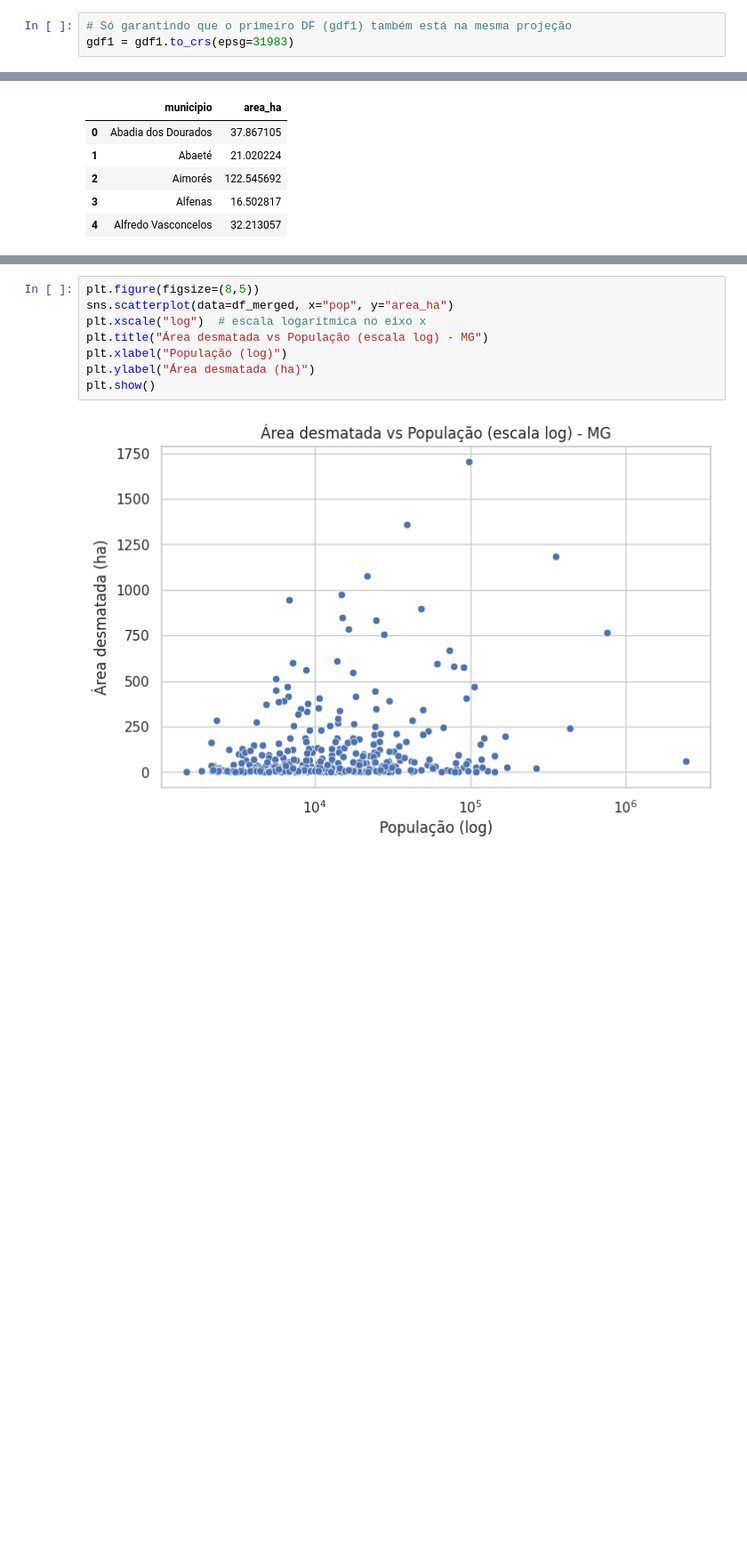
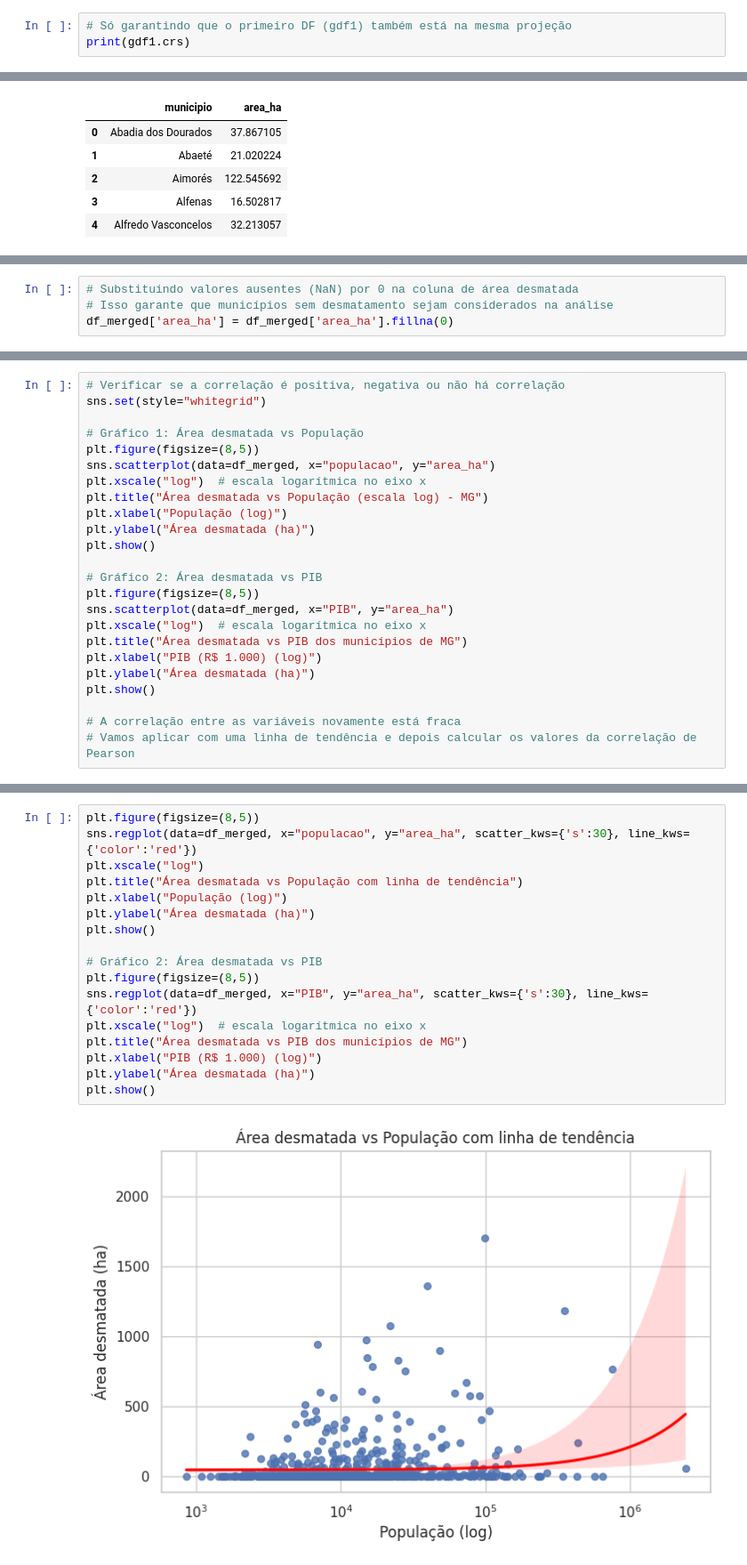
Before and after one commit to isabellehaga/aq-data-scientist-test, a Jupyter notebook: 02_analise.ipynb, the cells around one changed output, grey strips where cells are left out. Shown at 89% size. Cells and saved outputs as stored; diff of their text form; blank space fills up the shorter version.

```diff
--- a/02_analise.ipynb
+++ b/02_analise.ipynb
@@ -178,3 +250,3 @@ gdf_mun.head(5)
 # %%
 # Só garantindo que o primeiro DF (gdf1) também está na mesma projeção
-gdf1 = gdf1.to_crs(epsg=31983)
+print(gdf1.crs)
@@ -314,0 +433,4 @@ df_merged.head()
+# %%
+# Substituindo valores ausentes (NaN) por 0 na coluna de área desmatada
+# Isso garante que municípios sem desmatamento sejam considerados na análise
+df_merged['area_ha'] = df_merged['area_ha'].fillna(0)
@@ -336,0 +496,24 @@ plt.show()
+# %%
+# Verificar se a correlação é positiva, negativa ou não há correlação
+sns.set(style="whitegrid")
+
+# Gráfico 1: Área desmatada vs População
+plt.figure(figsize=(8,5))
+sns.scatterplot(data=df_merged, x="populacao", y="area_ha")
+plt.xscale("log")  # escala logarítmica no eixo x
+plt.title("Área desmatada vs População (escala log) - MG")
+plt.xlabel("População (log)")
+plt.ylabel("Área desmatada (ha)")
+plt.show()
+
+# Gráfico 2: Área desmatada vs PIB
+plt.figure(figsize=(8,5))
+sns.scatterplot(data=df_merged, x="PIB", y="area_ha")
+plt.xscale("log")  # escala logarítmica no eixo x
+plt.title("Área desmatada vs PIB dos municípios de MG")
+plt.xlabel("PIB (R$ 1.000) (log)")
+plt.ylabel("Área desmatada (ha)")
+plt.show()
+
+# A correlação entre as variáveis novamente está fraca
+# Vamos aplicar com uma linha de tendência e depois calcular os valores da correlação de Pearson
@@ -337,10 +523,19 @@ plt.show()
 # %%
 plt.figure(figsize=(8,5))
-sns.scatterplot(data=df_merged, x="pop", y="area_ha")
-plt.xscale("log")  # escala logarítmica no eixo x
-plt.title("Área desmatada vs População (escala log) - MG")
+sns.regplot(data=df_merged, x="populacao", y="area_ha", scatter_kws={'s':30}, line_kws={'color':'red'})
+plt.xscale("log")
+plt.title("Área desmatada vs População com linha de tendência")
 plt.xlabel("População (log)")
 plt.ylabel("Área desmatada (ha)")
 plt.show()
+
+# Gráfico 2: Área desmatada vs PIB
+plt.figure(figsize=(8,5))
+sns.regplot(data=df_merged, x="PIB", y="area_ha", scatter_kws={'s':30}, line_kws={'color':'red'})
+plt.xscale("log")  # escala logarítmica no eixo x
+plt.title("Área desmatada vs PIB dos municípios de MG")
+plt.xlabel("PIB (R$ 1.000) (log)")
+plt.ylabel("Área desmatada (ha)")
+plt.show()
 # %% [output]
-[figure, old version]
+[figure, new version]
```
Also changed, not shown: parts of 55 cells of this notebook.
